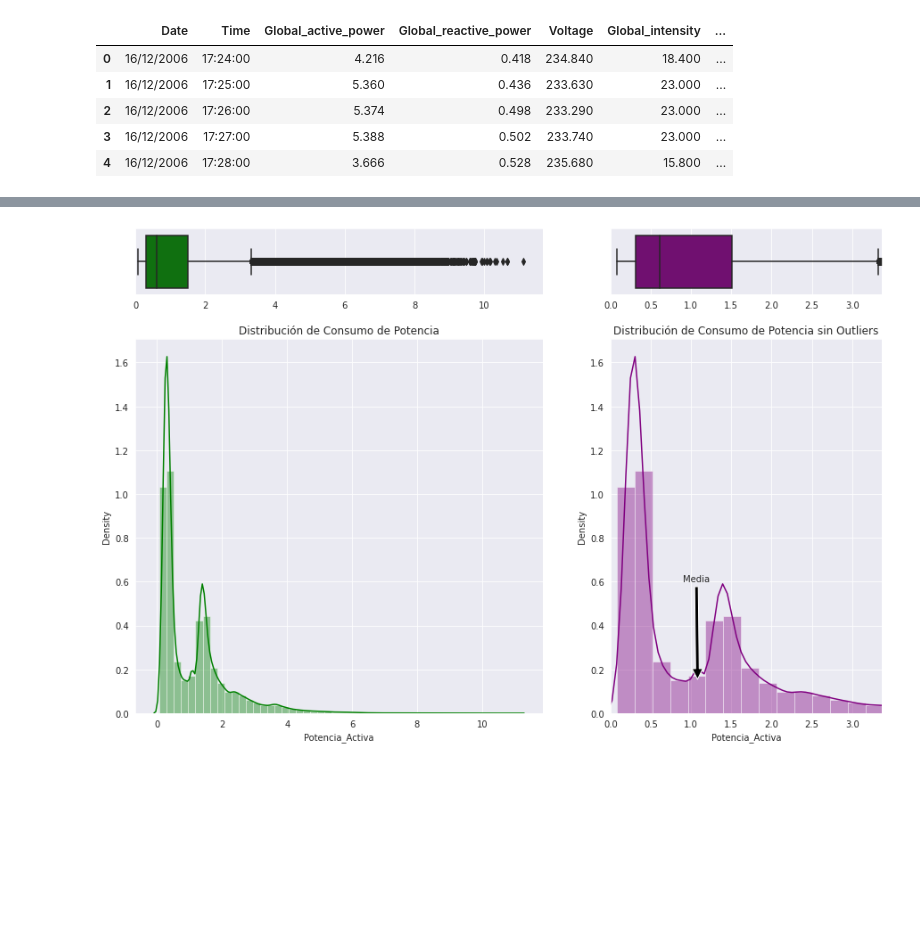
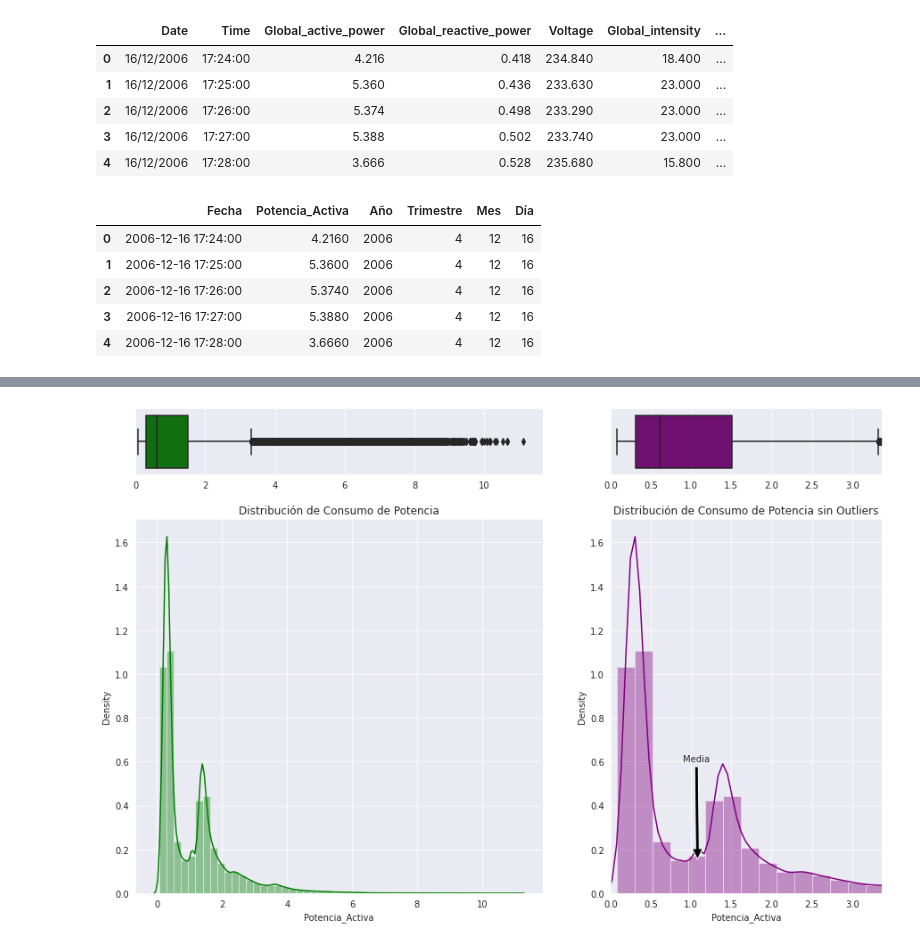
Before and after one commit to XLDiaz/MLearning_HEConsumption, a Jupyter notebook: Limpieza_de_Datos_y_Visualizaciones.ipynb, the cells around one changed output, grey strips where cells are left out. Cells and saved outputs as stored; diff of their text form; code cells hidden in the pictures; blank space fills up the shorter version.

```diff
--- a/Limpieza_de_Datos_y_Visualizaciones.ipynb
+++ b/Limpieza_de_Datos_y_Visualizaciones.ipynb
@@ -92,3 +80,12 @@ df.sort_values('Fecha', inplace=True, ascending=True)
 df = df.reset_index(drop=True)
 
 df=df.loc[:,['Fecha','Potencia_Activa', 'Año','Trimestre','Mes','Día']]
+# %%
+df.head()
+# %% [output]
+|  | Fecha | Potencia_Activa | Año | Trimestre | Mes | Día |
+| 0 | 2006-12-16 17:24:00 | 4.2160 | 2006 | 4 | 12 | 16 |
+| 1 | 2006-12-16 17:25:00 | 5.3600 | 2006 | 4 | 12 | 16 |
+| 2 | 2006-12-16 17:26:00 | 5.3740 | 2006 | 4 | 12 | 16 |
+| 3 | 2006-12-16 17:27:00 | 5.3880 | 2006 | 4 | 12 | 16 |
+| 4 | 2006-12-16 17:28:00 | 3.6660 | 2006 | 4 | 12 | 16 |
```
Also changed, not shown: parts of 6 cells of this notebook.
